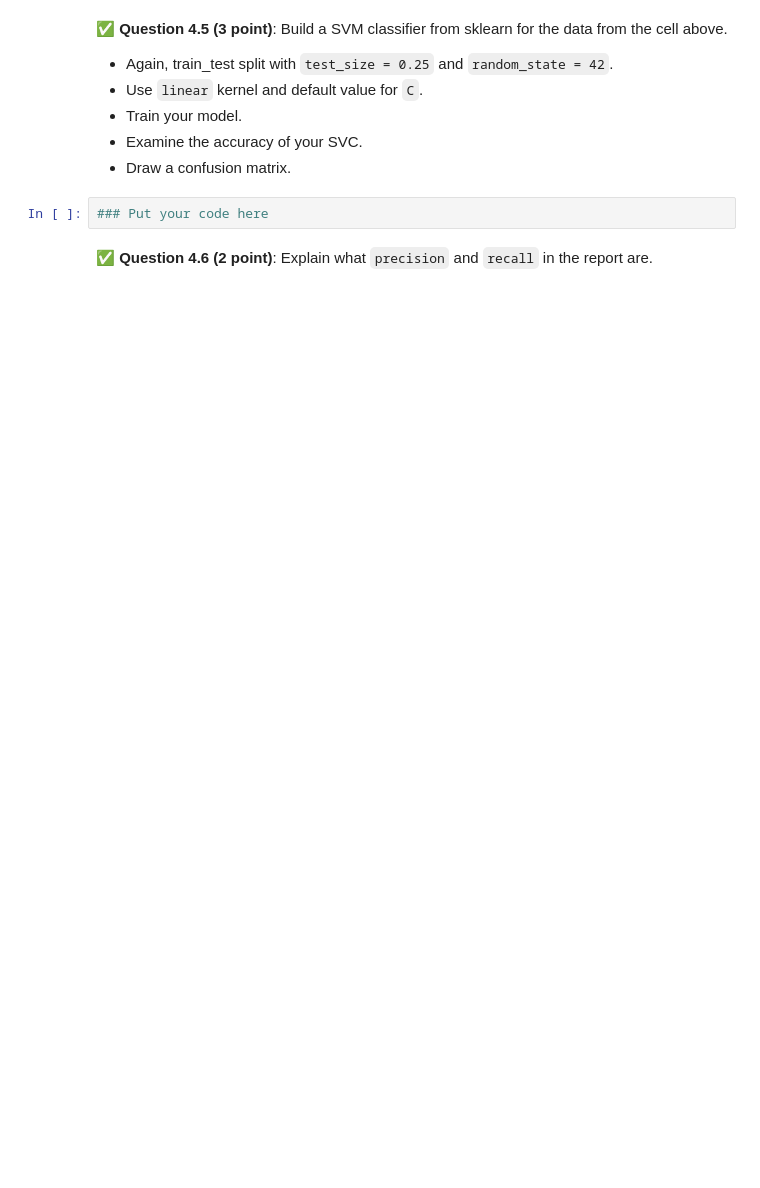
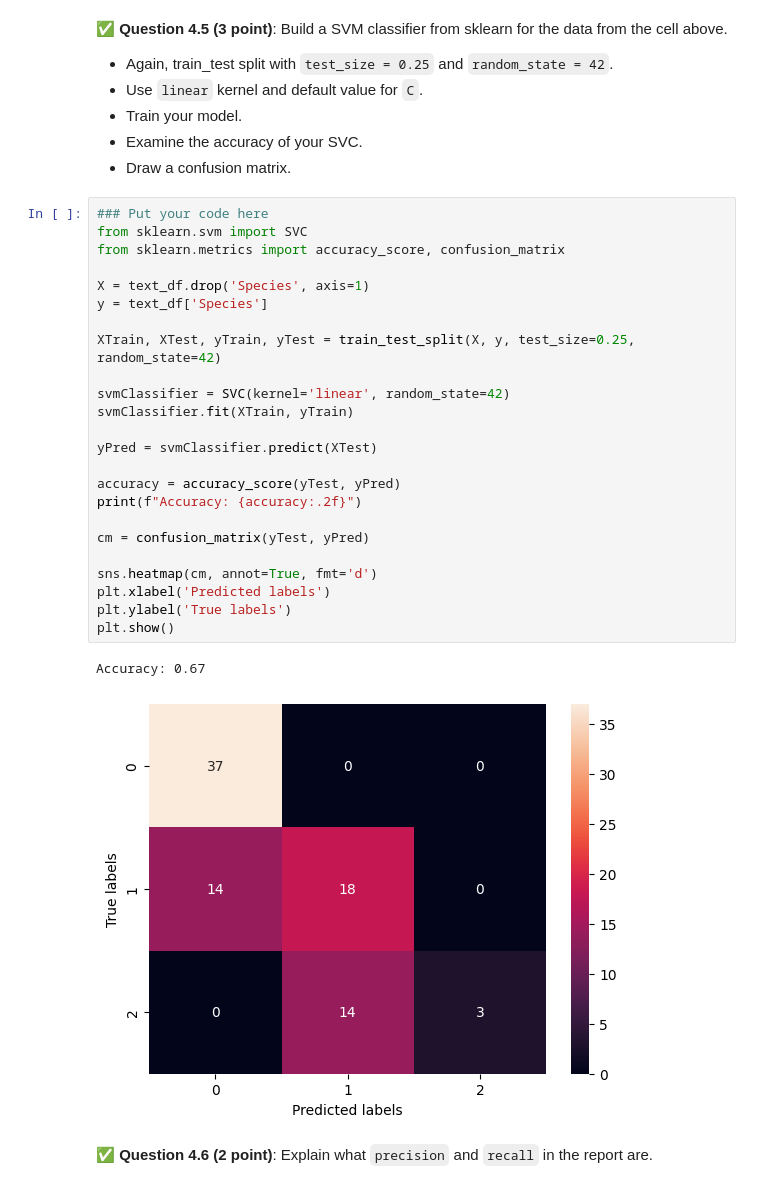
Before and after one commit to KinghamRMSU/CMSE202-f25-turnin, a Jupyter notebook: final/CMSE202-Final-Section003-STUDENT.ipynb, the cells around one changed output. Drawn from its saved outputs; the diff is of its cells as text; blank space fills up the shorter version.

```diff
--- a/final/CMSE202-Final-Section003-STUDENT.ipynb
+++ b/final/CMSE202-Final-Section003-STUDENT.ipynb
@@ -333,6 +422,31 @@
 * Draw a confusion matrix.
 # %%
 ### Put your code here
+from sklearn.svm import SVC
+from sklearn.metrics import accuracy_score, confusion_matrix
+
+X = text_df.drop('Species', axis=1)
+y = text_df['Species']
+
+XTrain, XTest, yTrain, yTest = train_test_split(X, y, test_size=0.25, random_state=42)
+
+svmClassifier = SVC(kernel='linear', random_state=42)
+svmClassifier.fit(XTrain, yTrain)
+
+yPred = svmClassifier.predict(XTest)
+
+accuracy = accuracy_score(yTest, yPred)
+print(f"Accuracy: {accuracy:.2f}")
+
+cm = confusion_matrix(yTest, yPred)
+
+sns.heatmap(cm, annot=True, fmt='d')
+plt.xlabel('Predicted labels')
+plt.ylabel('True labels')
+plt.show()
+# %% [output]
+Accuracy: 0.67
+[figure, added]
 # %% [markdown]
 &#9989; **Question 4.6 (2 point)**:  Explain what `precision` and `recall` in the report are.
 # %% [markdown]
```
Also changed, not shown: parts of 11 cells of this notebook, 1 other file.
